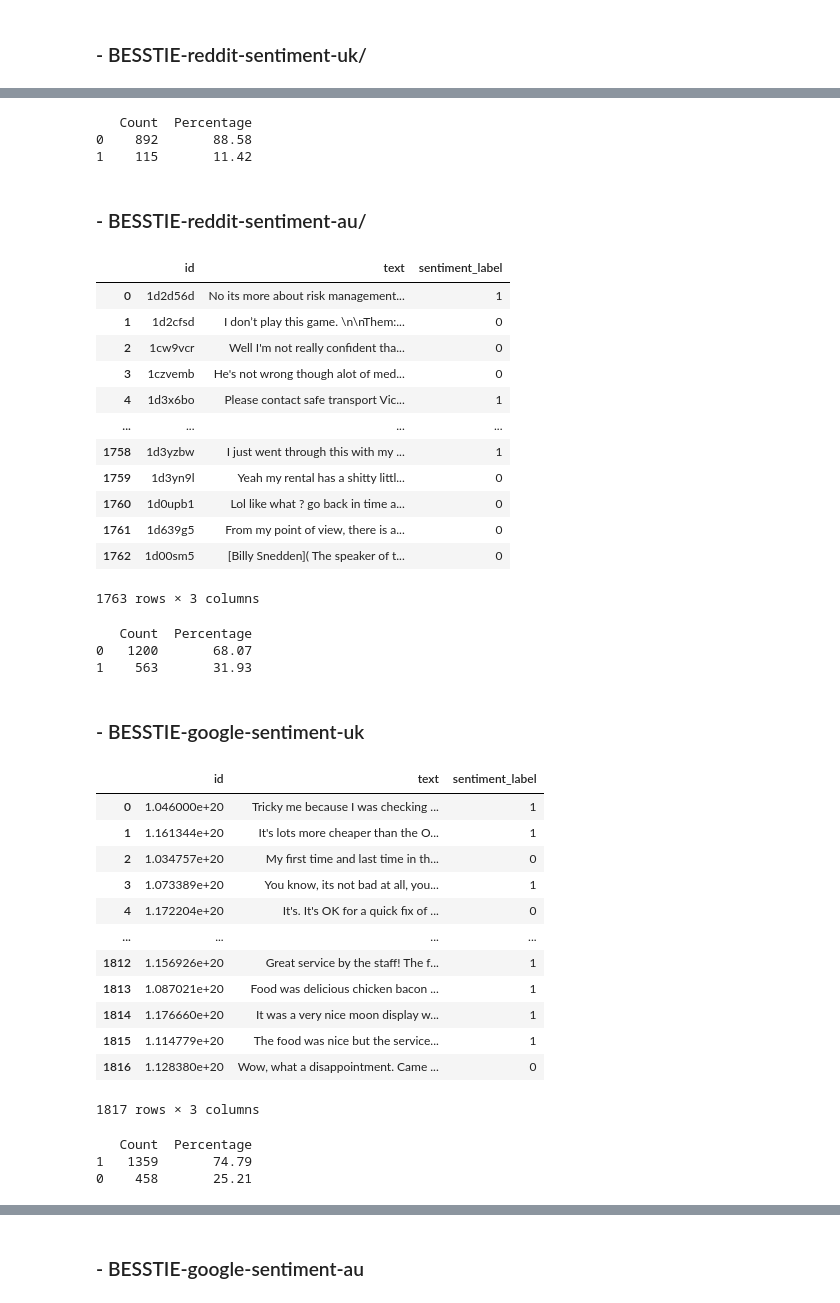
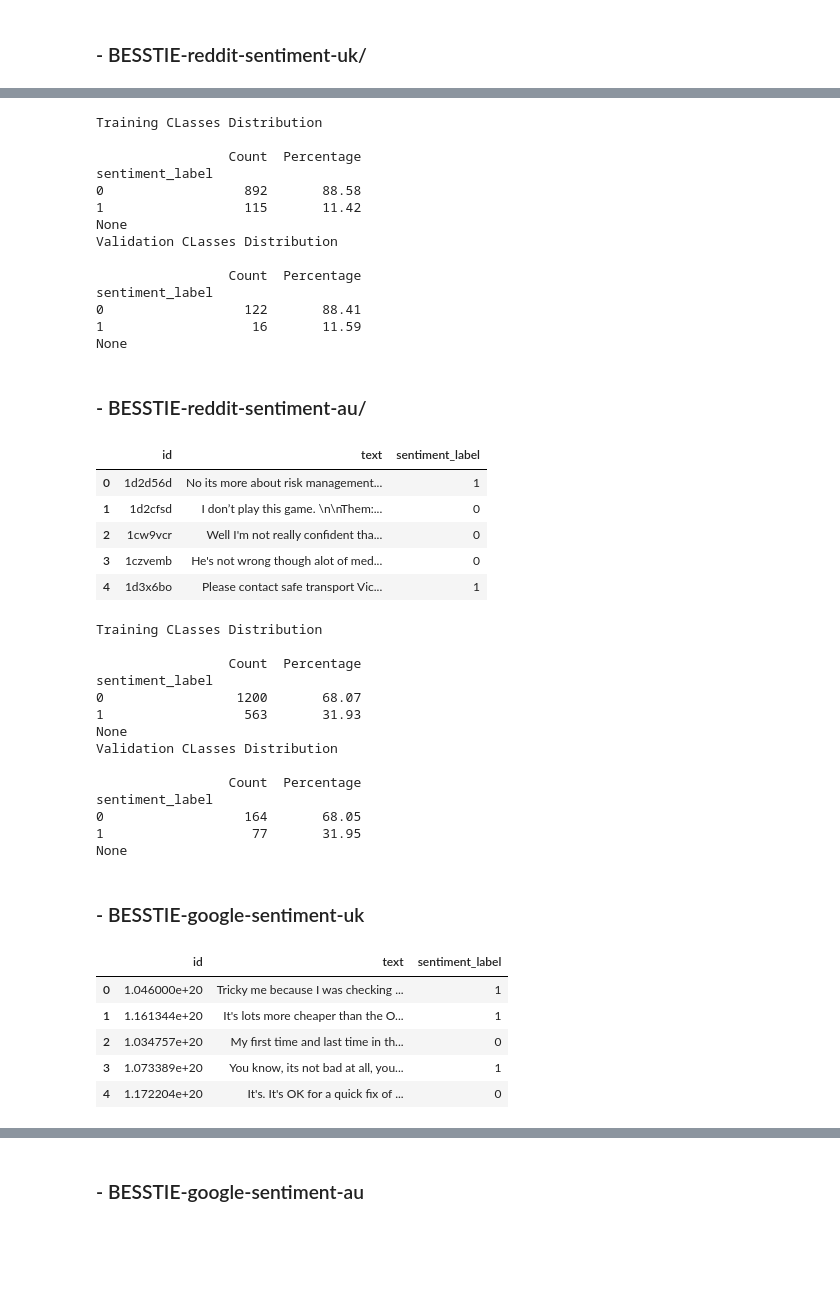
Before and after one commit to saropi99/nlp-project, a Jupyter notebook: notebook.ipynb, the cells around one changed output, grey strips where cells are left out. Cells and saved outputs as stored; diff of their text form; code cells hidden in the pictures; blank space fills up the shorter version.

```diff
--- a/notebook.ipynb
+++ b/notebook.ipynb
@@ -46,43 +52,64 @@ df_reddit_sentiment_uk
-# %%
-class_distribution(df_reddit_sentiment_uk)
-# %% [output]
-   Count  Percentage
-0    892       88.58
-1    115       11.42
+# %%
+print('Training CLasses Distribution\n')
+print(class_distribution(df_reddit_sentiment_uk))
+print('Validation CLasses Distribution\n')
+print(class_distribution(df_reddit_sentiment_uk_val))
+# %% [output]
+Training CLasses Distribution
+
+                 Count  Percentage
+sentiment_label
+0                  892       88.58
+1                  115       11.42
+None
+Validation CLasses Distribution
+
+                 Count  Percentage
+sentiment_label
+0                  122       88.41
+1                   16       11.59
+None
 # %% [markdown]
 ### - BESSTIE-reddit-sentiment-au/
 # %%
 splits = {'train': 'reddit-sentiment-au-train.jsonl', 'validation': 'reddit-sentiment-au-valid.jsonl'}
 df_reddit_sentiment_au = pd.read_json("hf://datasets/mindhunter23/BESSTIE-reddit-sentiment-au/" + splits["train"], lines=True)
 df_reddit_sentiment_au_val = pd.read_json("hf://datasets/mindhunter23/BESSTIE-reddit-sentiment-au/" + splits["validation"], lines=True)
-df_reddit_sentiment_au
+df_reddit_sentiment_au.head(5)
 # %% [output]
 |  | id | text | sentiment_label |
 | 0 | 1d2d56d | No its more about risk management... | 1 |
 | 1 | 1d2cfsd | I don’t play this game. \n\nThem:... | 0 |
 | 2 | 1cw9vcr | Well I'm not really confident tha... | 0 |
 | 3 | 1czvemb | He's not wrong though alot of med... | 0 |
 | 4 | 1d3x6bo | Please contact safe transport Vic... | 1 |
-| ... | ... | ... | ... |
-| 1758 | 1d3yzbw | I just went through this with my ... | 1 |
-| 1759 | 1d3yn9l | Yeah my rental has a shitty littl... | 0 |
-| 1760 | 1d0upb1 | Lol like what ? go back in time a... | 0 |
-| 1761 | 1d639g5 | From my point of view, there is a... | 0 |
-| 1762 | 1d00sm5 | [Billy Snedden]( The speaker of t... | 0 |
-1763 rows × 3 columns
-# %%
-class_distribution(df_reddit_sentiment_au)
-# %% [output]
-   Count  Percentage
-0   1200       68.07
-1    563       31.93
+# %%
+print('Training CLasses Distribution\n')
+print(class_distribution(df_reddit_sentiment_au))
+print('Validation CLasses Distribution\n')
+print(class_distribution(df_reddit_sentiment_au_val))
+# %% [output]
+Training CLasses Distribution
+
+                 Count  Percentage
+sentiment_label
+0                 1200       68.07
+1                  563       31.93
+None
+Validation CLasses Distribution
+
+                 Count  Percentage
+sentiment_label
+0                  164       68.05
+1                   77       31.95
+None
 # %% [markdown]
 ### - BESSTIE-google-sentiment-uk
 # %%
 splits = {'train': 'google-sentiment-uk-train.jsonl', 'validation': 'google-sentiment-uk-valid.jsonl'}
 df_google_sentiment_uk = pd.read_json("hf://datasets/mindhunter23/BESSTIE-google-sentiment-uk/" + splits["train"], lines=True)
 df_google_sentiment_uk_val = pd.read_json("hf://datasets/mindhunter23/BESSTIE-google-sentiment-uk/" + splits["validation"], lines=True)
-df_google_sentiment_uk
+df_google_sentiment_uk.head(5)
 # %% [output]
 |  | id | text | sentiment_label |
 | 0 | 1.046000e+20 | Tricky me because I was checking ... | 1 |
@@ -90,16 +117,3 @@ df_google_sentiment_uk
 | 2 | 1.034757e+20 | My first time and last time in th... | 0 |
 | 3 | 1.073389e+20 | You know, its not bad at all, you... | 1 |
 | 4 | 1.172204e+20 | It's. It's OK for a quick fix of ... | 0 |
-| ... | ... | ... | ... |
-| 1812 | 1.156926e+20 | Great service by the staff! The f... | 1 |
-| 1813 | 1.087021e+20 | Food was delicious chicken bacon ... | 1 |
-| 1814 | 1.176660e+20 | It was a very nice moon display w... | 1 |
-| 1815 | 1.114779e+20 | The food was nice but the service... | 1 |
-| 1816 | 1.128380e+20 | Wow, what a disappointment. Came ... | 0 |
-1817 rows × 3 columns
-# %%
-class_distribution(df_google_sentiment_uk)
-# %% [output]
-   Count  Percentage
-1   1359       74.79
-0    458       25.21
```
Also changed, not shown: parts of 37 cells of this notebook, 1 other file.
